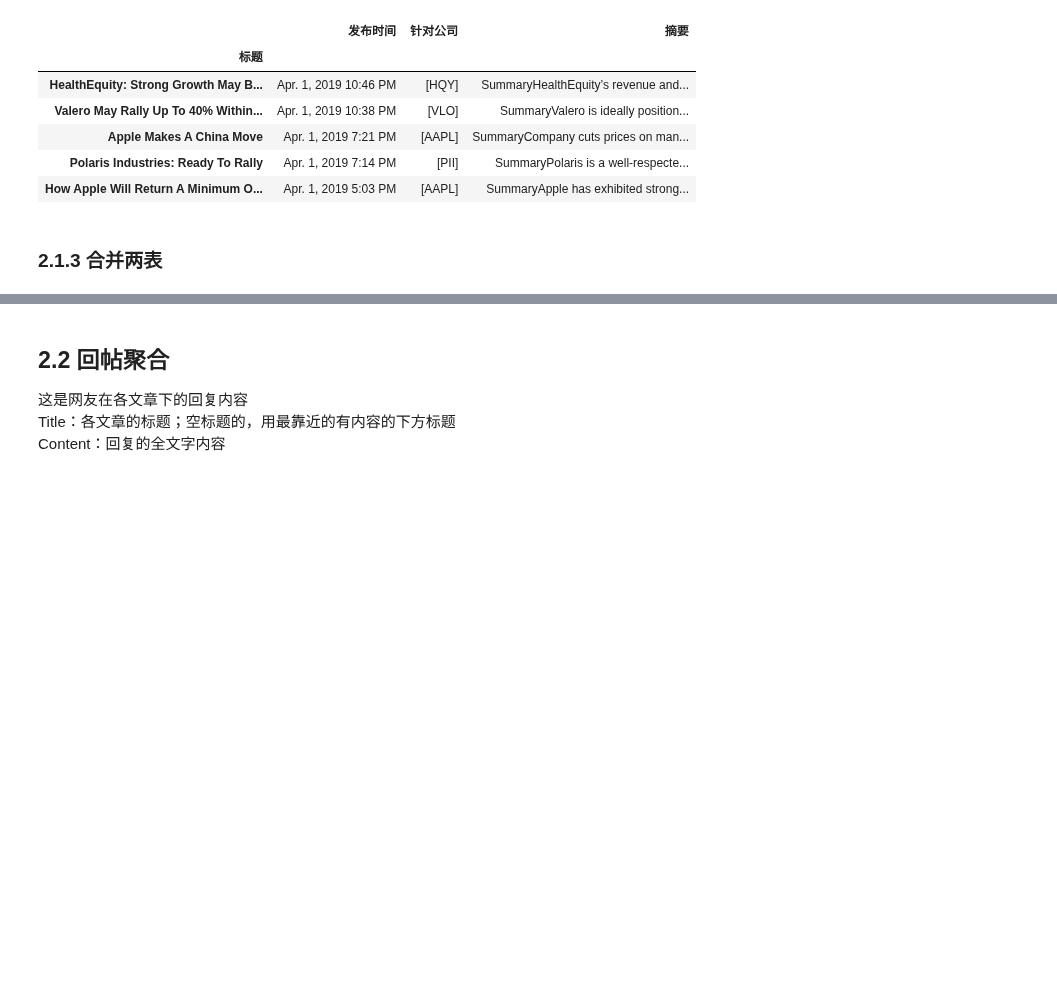
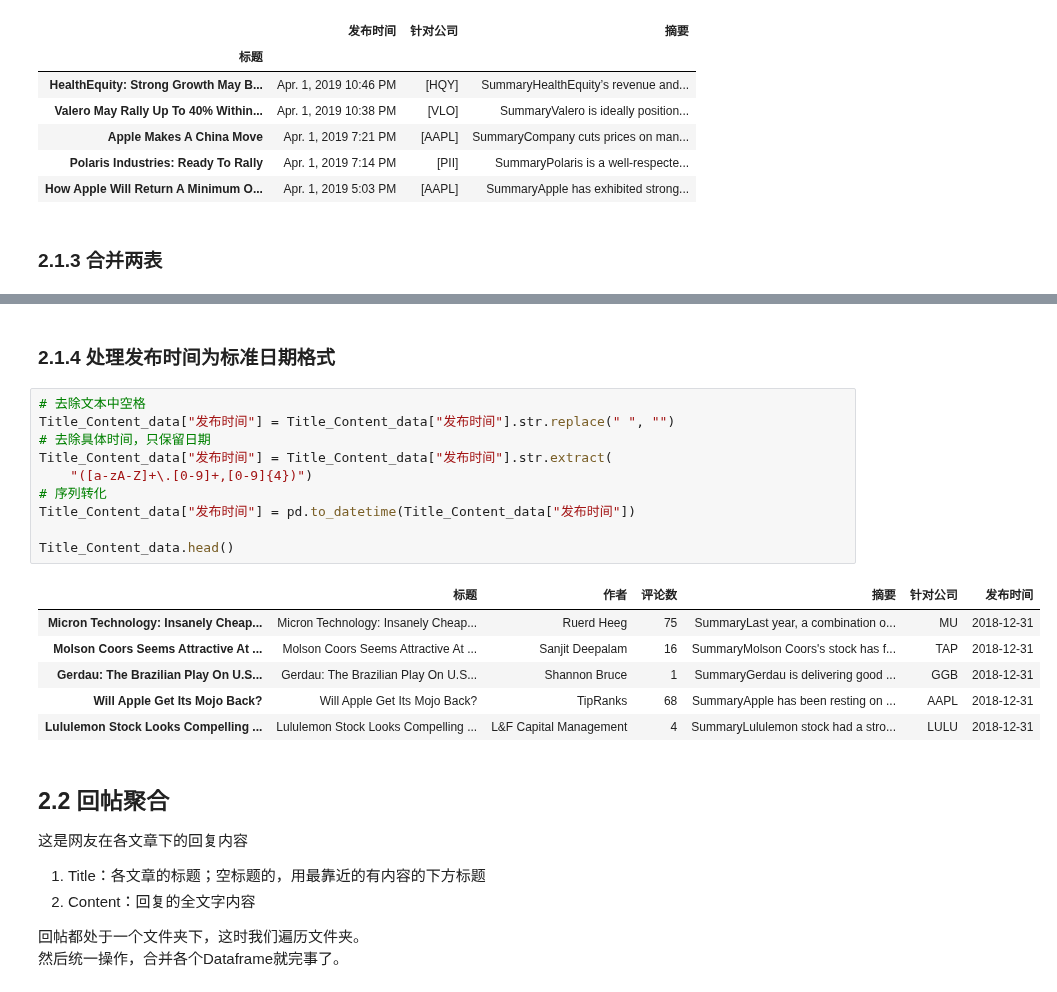
Before and after one commit to easternDay/Stock-forecast, a Jupyter notebook: 一班-1825101045-杨祉.ipynb, the cells around one changed output, grey strips where cells are left out. Drawn from its saved outputs; the diff is of its cells as text; blank space fills up the shorter version.

```diff
--- a/一班-1825101045-杨祉.ipynb
+++ b/一班-1825101045-杨祉.ipynb
@@ -192,11 +209,33 @@ Title_Content_data.head()
 | Gerdau: The Brazilian Play On U.S... | Gerdau: The Brazilian Play On U.S... | Shannon Bruce | 1 | SummaryGerdau is delivering good ... | GGB | Dec. 31, 2018 7:10 PM |
 | Will Apple Get Its Mojo Back? | Will Apple Get Its Mojo Back? | TipRanks | 68 | SummaryApple has been resting on ... | AAPL | Dec. 31, 2018 5:36 PM |
 | Lululemon Stock Looks Compelling ... | Lululemon Stock Looks Compelling ... | L&F Capital Management | 4 | SummaryLululemon stock had a stro... | LULU | Dec. 31, 2018 5:26 PM |
+# %% [markdown]
+### 2.1.4 处理发布时间为标准日期格式
+# %%
+# 去除文本中空格
+Title_Content_data["发布时间"] = Title_Content_data["发布时间"].str.replace(" ", "")
+# 去除具体时间，只保留日期
+Title_Content_data["发布时间"] = Title_Content_data["发布时间"].str.extract(
+    "([a-zA-Z]+\.[0-9]+,[0-9]{4})")
+# 序列转化
+Title_Content_data["发布时间"] = pd.to_datetime(Title_Content_data["发布时间"])
+
+Title_Content_data.head()
+# %% [output]
+|  | 标题 | 作者 | 评论数 | 摘要 | 针对公司 | 发布时间 |
+| Micron Technology: Insanely Cheap... | Micron Technology: Insanely Cheap... | Ruerd Heeg | 75 | SummaryLast year, a combination o... | MU | 2018-12-31 |
+| Molson Coors Seems Attractive At ... | Molson Coors Seems Attractive At ... | Sanjit Deepalam | 16 | SummaryMolson Coors's stock has f... | TAP | 2018-12-31 |
+| Gerdau: The Brazilian Play On U.S... | Gerdau: The Brazilian Play On U.S... | Shannon Bruce | 1 | SummaryGerdau is delivering good ... | GGB | 2018-12-31 |
+| Will Apple Get Its Mojo Back? | Will Apple Get Its Mojo Back? | TipRanks | 68 | SummaryApple has been resting on ... | AAPL | 2018-12-31 |
+| Lululemon Stock Looks Compelling ... | Lululemon Stock Looks Compelling ... | L&F Capital Management | 4 | SummaryLululemon stock had a stro... | LULU | 2018-12-31 |
 # %% [markdown]
 ## 2.2 回帖聚合
 这是网友在各文章下的回复内容
-Title：各文章的标题；空标题的，用最靠近的有内容的下方标题
-Content：回复的全文字内容
+1. Title：各文章的标题；空标题的，用最靠近的有内容的下方标题
+1. Content：回复的全文字内容
+
+回帖都处于一个文件夹下，这时我们遍历文件夹。
+然后统一操作，合并各个Dataframe就完事了。
 # %%
 # 创建一个空的 DataFrame
 Reply_data = pd.DataFrame(columns=['字段', '标题1'])
```
Also changed, not shown: parts of 12 cells of this notebook.
